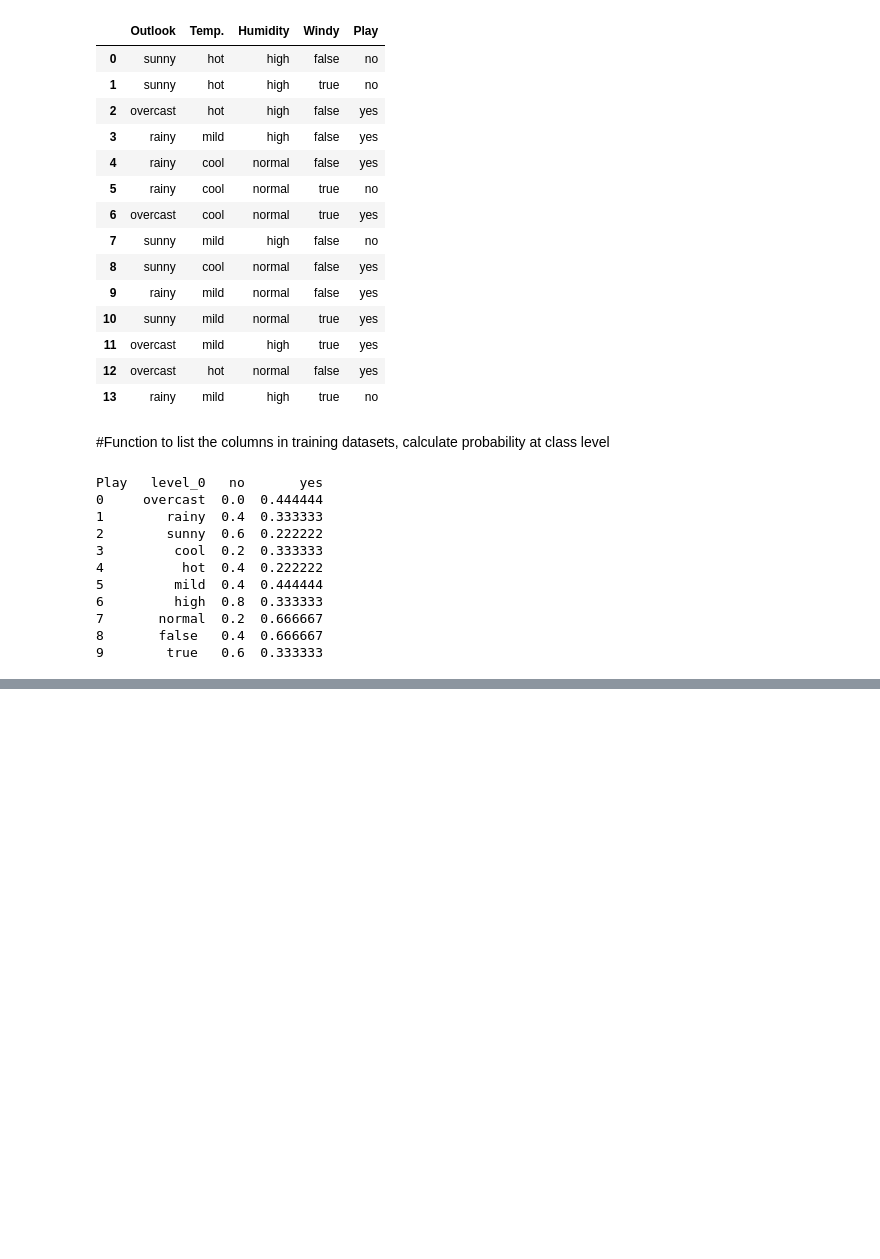
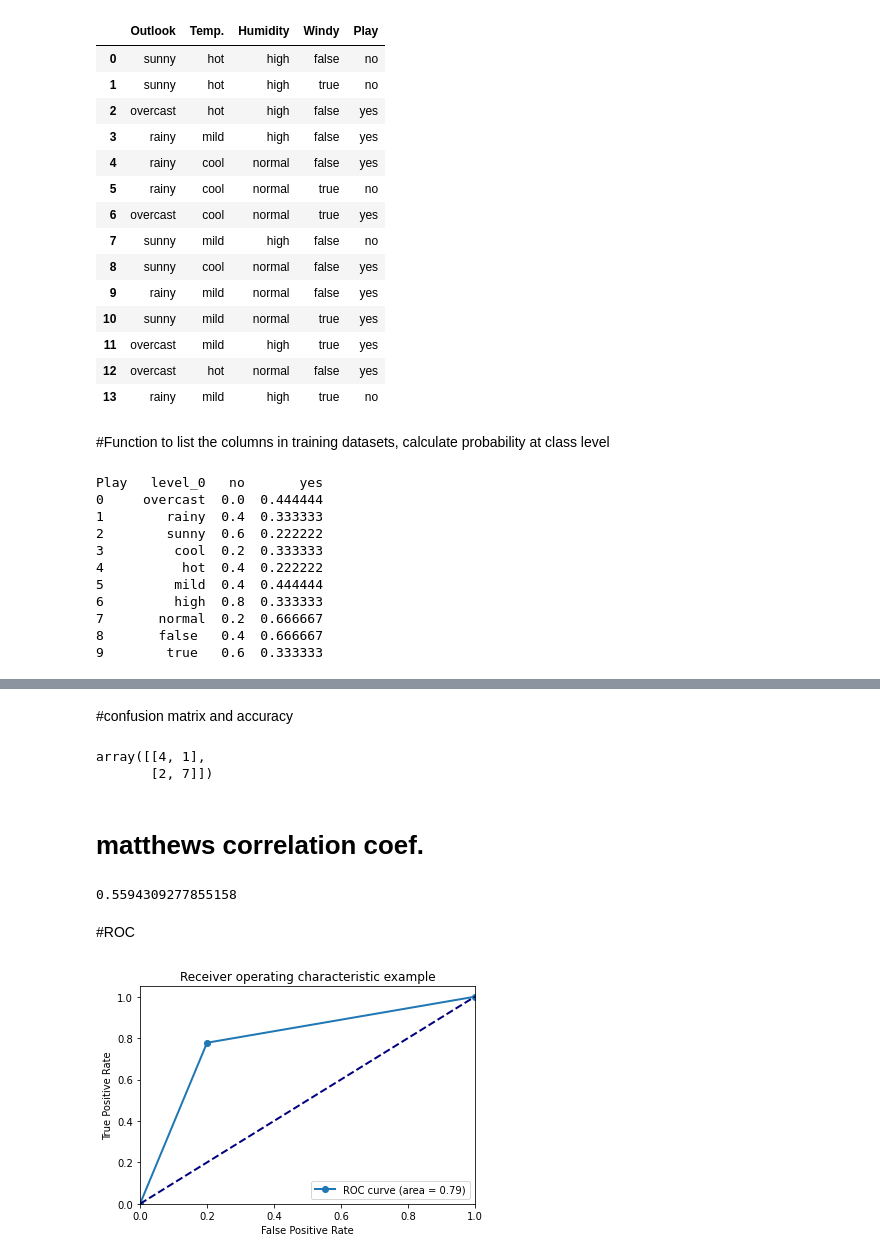
Before and after one commit to FrancisKurian/CS501, a Jupyter notebook: Naive_Bayes_Play_Tennis.ipynb, the cells around one changed output, grey strips where cells are left out. Drawn from its saved outputs; the diff is of its cells as text; code cells hidden in the pictures; blank space fills up the shorter version.

```diff
--- a/Naive_Bayes_Play_Tennis.ipynb
+++ b/Naive_Bayes_Play_Tennis.ipynb
@@ -49 +47,4 @@ df_return=prob_lookup(df_tennis,'Play')
+# %%
+outcome= 'Play'
+df_p=prob_lookup(df_tennis,outcome)
 # %%
@@ -60,3 +61,7 @@ Play   level_0   no       yes
 7       normal  0.2  0.666667
 8       false   0.4  0.666667
 9        true   0.6  0.333333
+# %%
+df_t = df_tennis
+header = df_t.columns[0:4].to_list()
+p_header=['Prob_'+ j for j in header]
@@ -62,0 +102,2 @@ Play   level_0   no       yes
+# %%
+df_t[['Prob_normal_yes','will_play']]=df_t.apply(prob_calc_new,axis=1,result_type='expand')
@@ -62,0 +122,19 @@ Play   level_0   no       yes
+# %% [markdown]
+#confusion matrix and accuracy
+# %%
+from sklearn.metrics import confusion_matrix
+confusion_matrix(df_tennis.Play=='yes', df_t.will_play =='Yes')
+# %% [output]
+array([[4, 1],
+       [2, 7]])
+# %% [markdown]
+
+# matthews correlation coef.
+# %%
+
+from sklearn.metrics import matthews_corrcoef
+matthews_corrcoef(df_tennis.Play=='yes', df_t.will_play =='Yes')
+# %% [output]
+0.5594309277855158
+# %% [markdown]
+#ROC
@@ -62,0 +144,21 @@ Play   level_0   no       yes
+# %%
+fpr, tpr, threshs = roc_curve(df_tennis.Play=='yes', df_t.will_play =='Yes')
+roc_auc = auc(fpr, tpr)
+# %%
+plt.plot(
+    fpr,
+    tpr,
+    'o-',
+    lw=2,
+    label="ROC curve (area = %0.2f)" % roc_auc,
+)
+plt.plot([0, 1], [0, 1], color="navy", lw=2, linestyle="--")
+plt.xlim([0.0, 1.0])
+plt.ylim([0.0, 1.05])
+plt.xlabel("False Positive Rate")
+plt.ylabel("True Positive Rate")
+plt.title("Receiver operating characteristic example")
+plt.legend(loc="lower right")
+plt.show()
+# %% [output]
+[figure, added]
```
Also changed, not shown: parts of 6 cells of this notebook.
